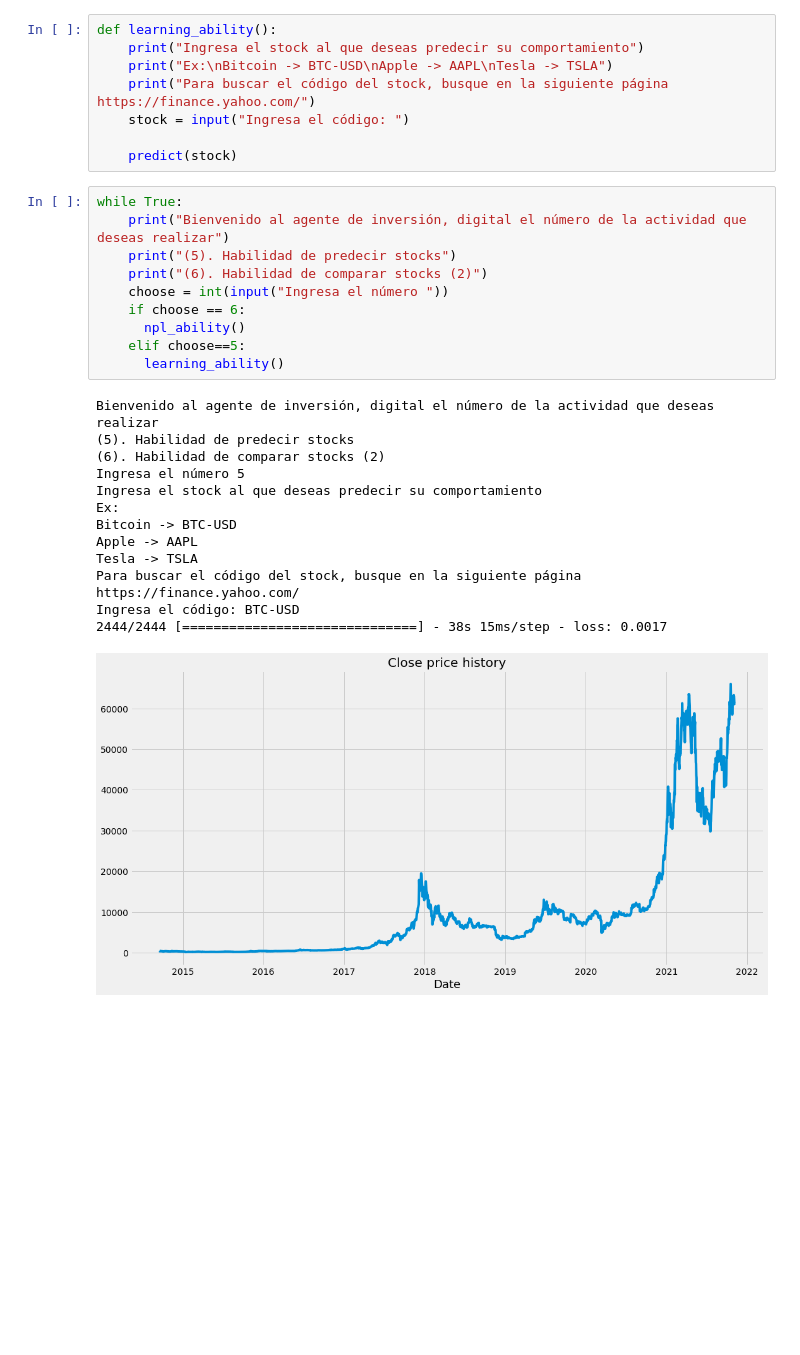
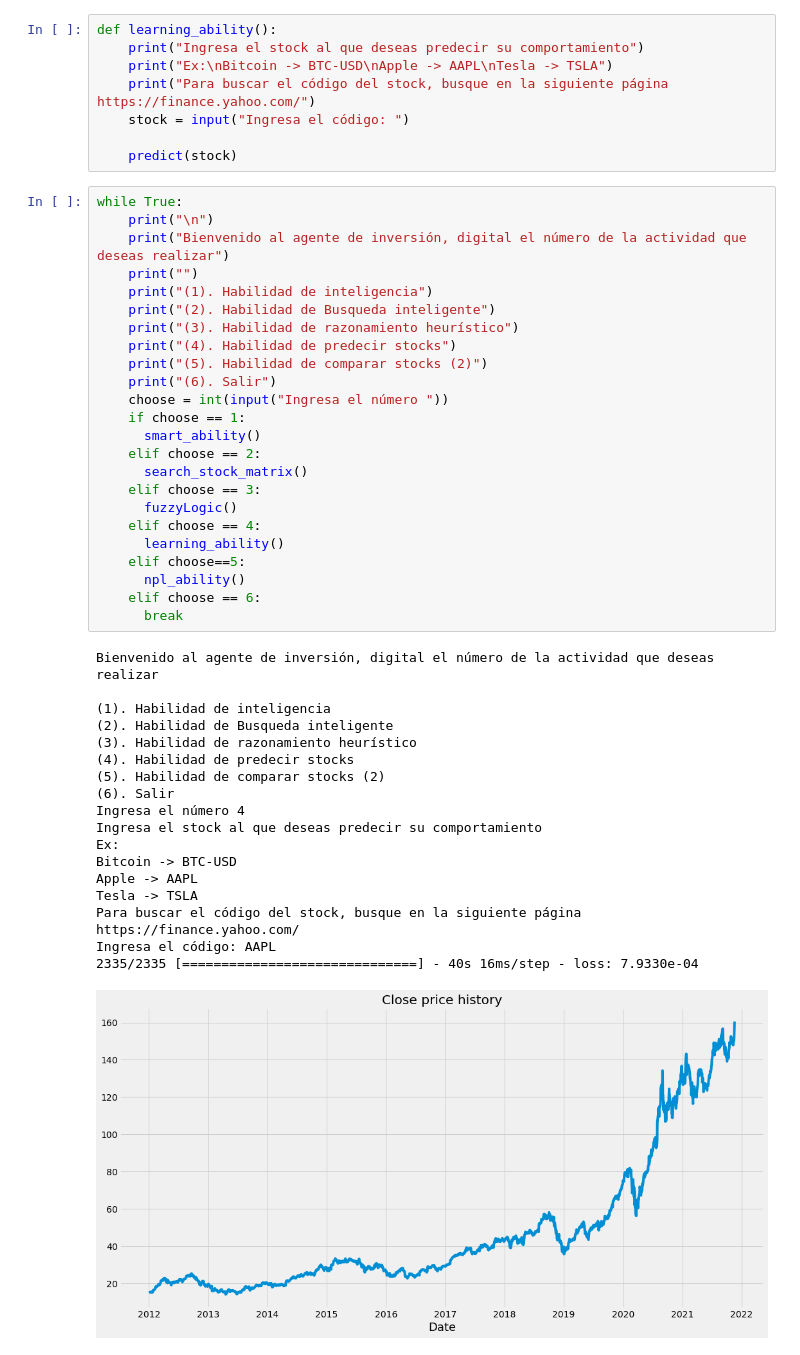
Before and after one commit to jdmejiav/invest-AI, a Jupyter notebook: main_final_assigment.ipynb, the cells around one changed output. Drawn from its saved outputs; the diff is of its cells as text; blank space fills up the shorter version.

```diff
--- a/main_final_assigment.ipynb
+++ b/main_final_assigment.ipynb
@@ -209,25 +386,44 @@ def learning_ability():
     predict(stock)
 # %%
 while True:
+    print("\n")
     print("Bienvenido al agente de inversión, digital el número de la actividad que deseas realizar")
-    print("(5). Habilidad de predecir stocks")
-    print("(6). Habilidad de comparar stocks (2)")
+    print("")
+    print("(1). Habilidad de inteligencia")
+    print("(2). Habilidad de Busqueda inteligente")
+    print("(3). Habilidad de razonamiento heurístico")
+    print("(4). Habilidad de predecir stocks")
+    print("(5). Habilidad de comparar stocks (2)")
+    print("(6). Salir")
     choose = int(input("Ingresa el número "))
-    if choose == 6:
+    if choose == 1:
+      smart_ability()
+    elif choose == 2:
+      search_stock_matrix()
+    elif choose == 3:
+      fuzzyLogic()
+    elif choose == 4:
+      learning_ability()
+    elif choose==5:
       npl_ability()
-    elif choose==5:
-      learning_ability()
+    elif choose == 6:
+      break
 # %% [output]
 Bienvenido al agente de inversión, digital el número de la actividad que deseas realizar
-(5). Habilidad de predecir stocks
-(6). Habilidad de comparar stocks (2)
-Ingresa el número 5
+
+(1). Habilidad de inteligencia
+(2). Habilidad de Busqueda inteligente
+(3). Habilidad de razonamiento heurístico
+(4). Habilidad de predecir stocks
+(5). Habilidad de comparar stocks (2)
+(6). Salir
+Ingresa el número 4
 Ingresa el stock al que deseas predecir su comportamiento
 Ex:
 Bitcoin -> BTC-USD
 Apple -> AAPL
 Tesla -> TSLA
 Para buscar el código del stock, busque en la siguiente página https://finance.yahoo.com/
-Ingresa el código: BTC-USD
-2444/2444 [==============================] - 38s 15ms/step - loss: 0.0017
+Ingresa el código: AAPL
+2335/2335 [==============================] - 40s 16ms/step - loss: 7.9330e-04
-[figure, old version]
+[figure, new version]
```
Also changed, not shown: parts of 7 cells of this notebook.
